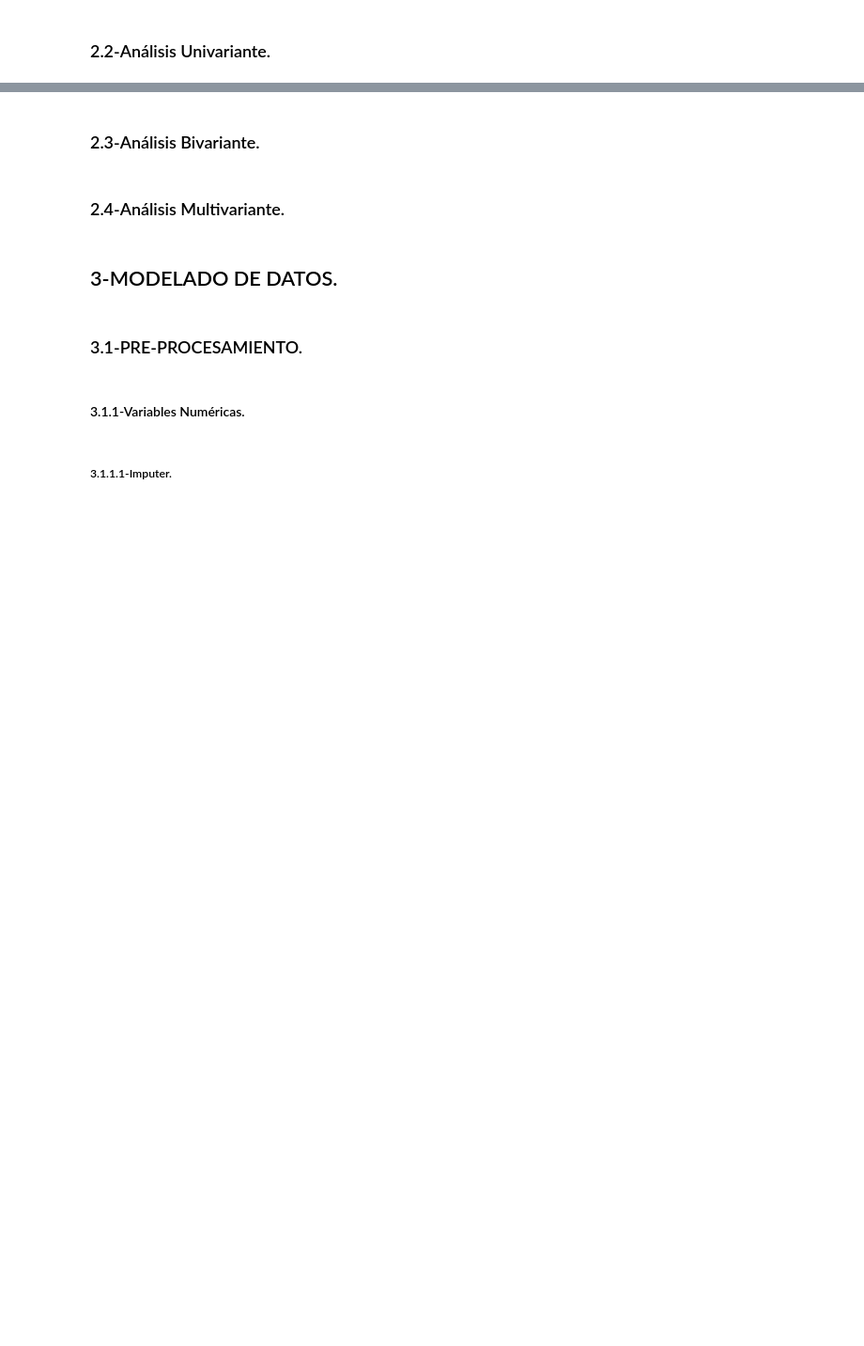
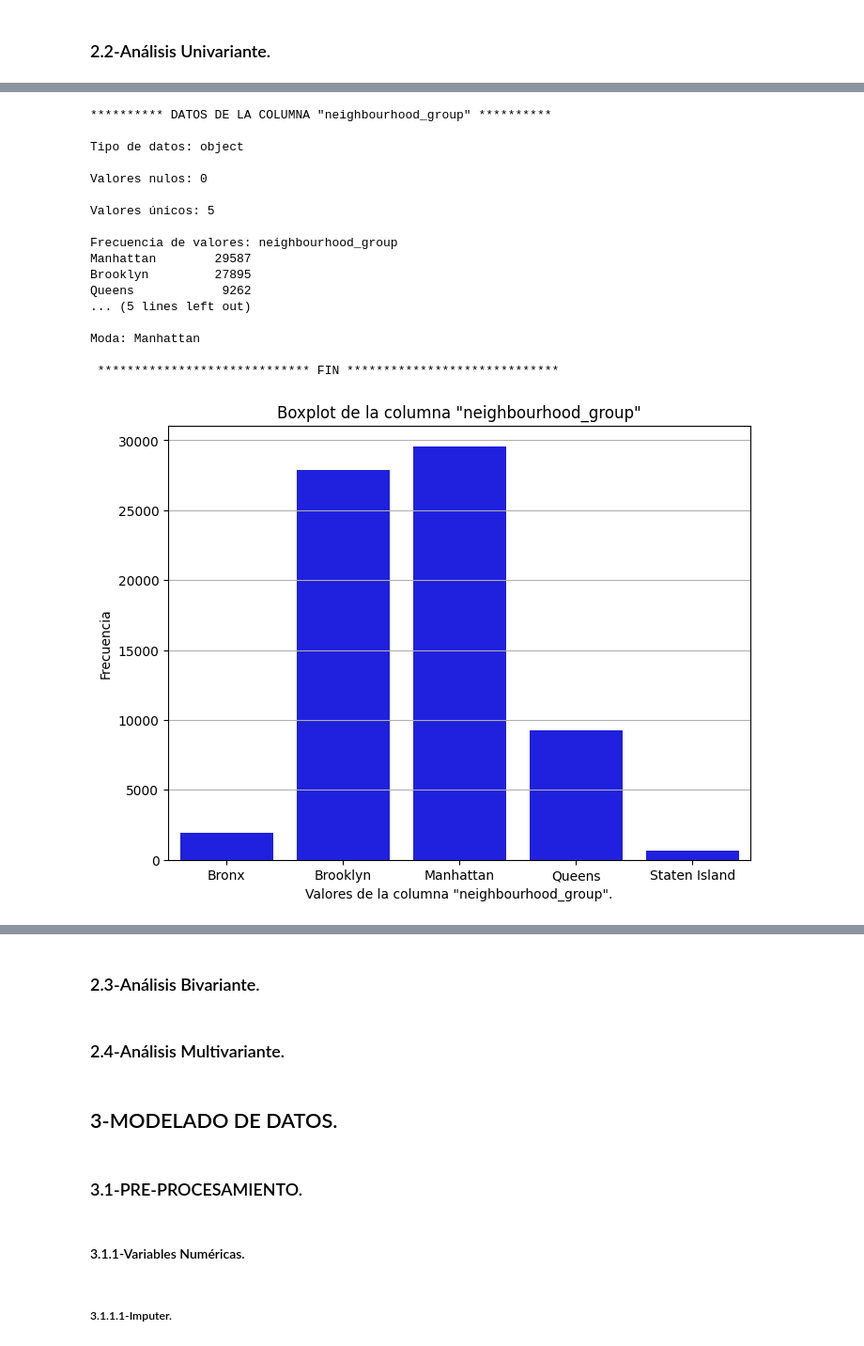
Before and after one commit to angovery/Data-Science-Bootcamp, a Jupyter notebook: Ejercicios_Evaluados/Modulo_5/m5_Jose_Ignacio_Hernández_Palacios.ipynb, the cells around one changed output, grey strips where cells are left out. Shown at 94% size. Saved outputs shown, nothing was run; the diff lists cells and outputs as text; code cells hidden in the pictures; blank space fills up the shorter version.

```diff
--- a/Ejercicios_Evaluados/Modulo_5/m5_Jose_Ignacio_Hernández_Palacios.ipynb
+++ b/Ejercicios_Evaluados/Modulo_5/m5_Jose_Ignacio_Hernández_Palacios.ipynb
@@ -88,0 +368,21 @@ df.describe(include='all')
+# %%
+dict = analisis_columna(df,'neighbourhood_group', anchura=8, altura=6)
+# %% [output]
+********** DATOS DE LA COLUMNA "neighbourhood_group" **********
+
+Tipo de datos: object
+
+Valores nulos: 0
+
+Valores únicos: 5
+
+Frecuencia de valores: neighbourhood_group
+Manhattan        29587
+Brooklyn         27895
+Queens            9262
+... (5 lines left out)
+
+Moda: Manhattan
+
+ ***************************** FIN *****************************
+[figure, added]
```
Also changed, not shown: parts of 71 cells of this notebook, 2 other files.
